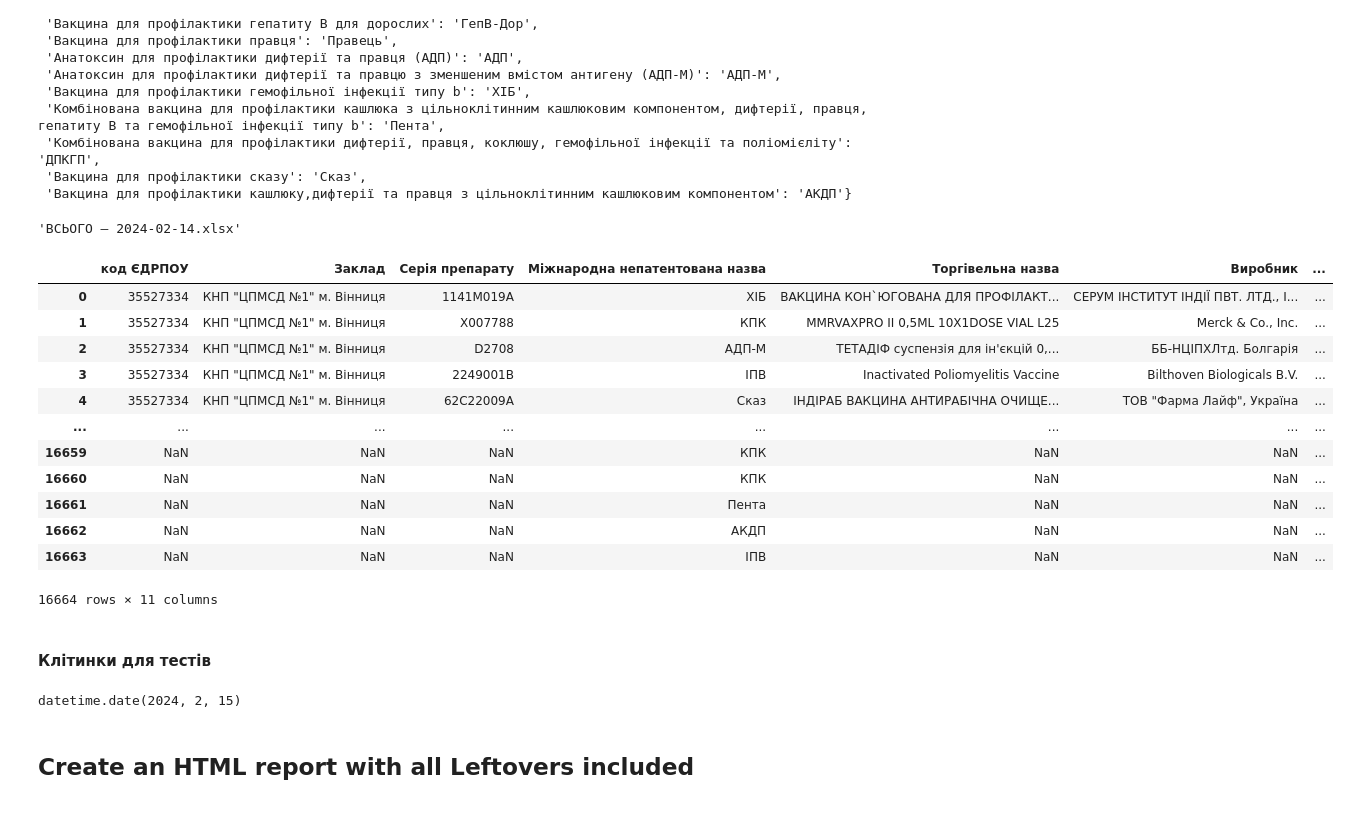
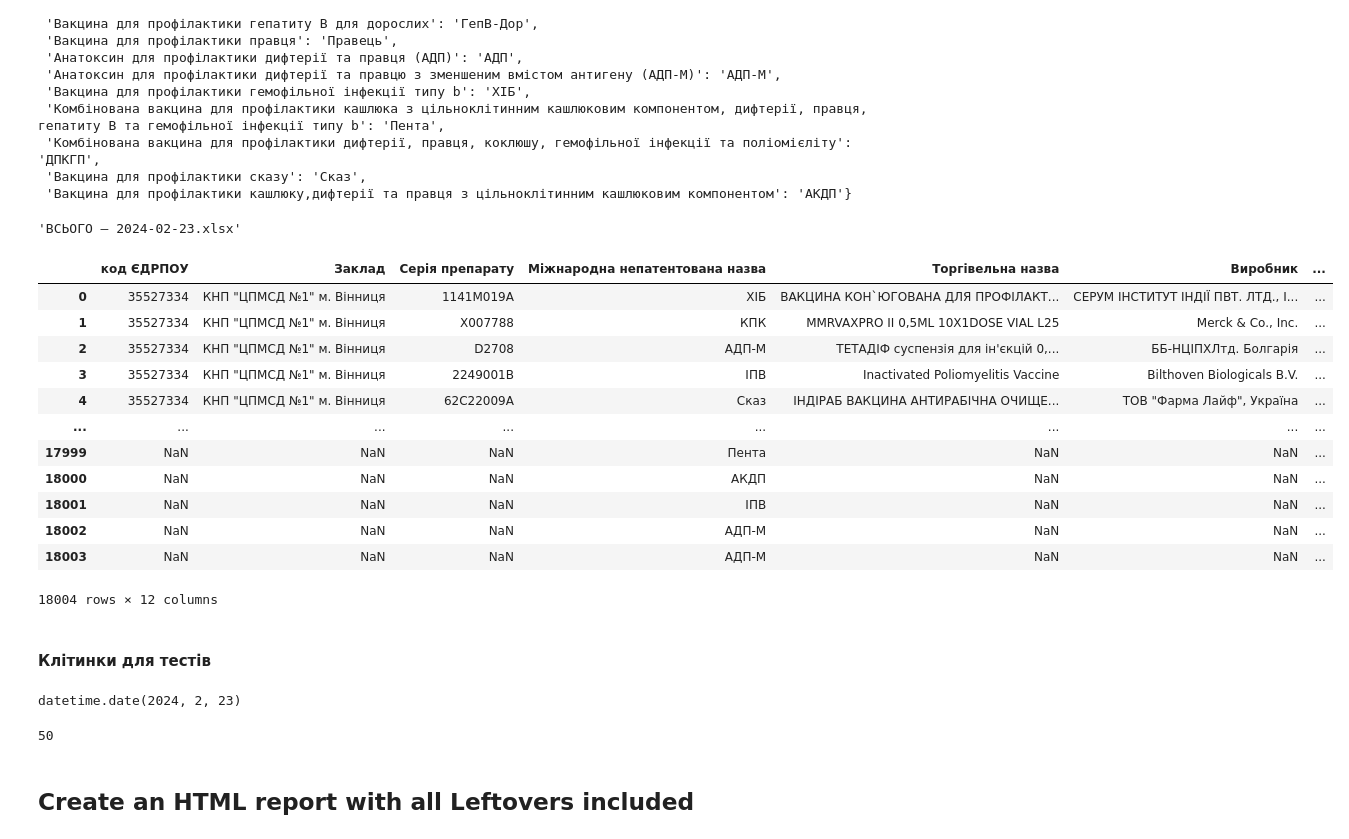
Before and after one commit to NonPersistentMind/VacPlanner, a Jupyter notebook: main.ipynb, the cells around one changed output. Saved outputs shown, nothing was run; the diff lists cells and outputs as text; code cells hidden in the pictures.

```diff
--- a/main.ipynb
+++ b/main.ipynb
@@ -35,8 +31,8 @@ ukraine_map_json = utils.ukraine_map_json
 # %%
-LATEST_FILE = sorted([filename for filename in DATA_FOLDER.iterdir() if filename.stem not in ['.DS_Store', 'Auxillary']], key=lambda fn: dt.date.fromisoformat(fn.name[-5 - 10:-5]))[-1]
+LATEST_FILE = sorted([filename for filename in DATA_FOLDER.iterdir() if filename.stem not in ['.DS_Store', 'Auxillary', 'Historical Data']], key=lambda fn: dt.date.fromisoformat(fn.name[-5 - 10:-5]))[-1]
 LATEST_FILE.name
 # %% [output]
-'ВСЬОГО – 2024-02-14.xlsx'
+'ВСЬОГО – 2024-02-23.xlsx'
 # %%
 # sheet_id = "1koUddJooo_5mQAssJKISCSXJGEIhIxfrWGRpzwYIZ1o"
 # sheet_name = "Всього"
@@ -65,12 +61,21 @@ for filepath in sorted_files:
         df.columns = df.columns.str.strip()
         df.rename(columns={'Серія препарту': 'Серія препарату'}, inplace=True)
 
+        # ————————————————————————————————————————————————————— Temporary Middleware Section —————————————————————————————————————————————————————
         # df['код ЄДРПОУ'] = df['код ЄДРПОУ'].astype(int, errors='ignore')
         df['Заклад'] = df['Заклад'].str.strip()
         df['Кількість доз'] = df['Кількість доз'].astype(int)
         df['Регіон'] = df['Регіон'].str.replace(' область', '')
         df['Регіон'] = df['Регіон'].str.replace(' обл.', '')
         df['Регіон'] = df['Регіон'].str.replace(' обл', '')
+
+        # df['дата оновлення'].replace(dt.datetime(203, 12, 7, 0, 0), dt.datetime(2023, 12, 7, 0, 0), inplace=True)
+        df = df[df["Міжнародна непатентована назва"].notna()]
+        df['Регіон'] = df['Регіон'].replace('чЕРНІГІВСЬКА ОБЛАСТЬ', 'Чернігівська область')
+        df['Джерело фінансування'] = df['Джерело фінансування'].fillna('Невідоме джерело')
+        df['Джерело фінансування'] = df['Джерело фінансування'].replace(['Держбюджет', 'Державний бюджет'], 'Державний бюджет (невідомий рік)')
+        df['Термін придатності'] = df['Термін придатності'].replace(dt.datetime(206,8,31), dt.datetime(2026, 8, 31))
+        # ————————————————————————————————————————————————————— Temporary Middleware Section —————————————————————————————————————————————————————
 
 
 # ———————————————————————————— Визначити назву вакцини за серією препарату і переписати назви у вхідних даних ————————————————————————————
@@ -108,12 +113,6 @@ multiple_names_edrpou = multiple_names_edrpou[['код ЄДРПОУ', 'Назв
 df['Заклад'] = df[['код ЄДРПОУ', 'Заклад']].apply(lambda row: multiple_names_edrpou.to_dict()['Назва закладу'].get(row['код ЄДРПОУ'], row['Заклад']), axis=1)
 # ————————————————————————————————————————————————————————————————————————————————————————————————————————————————————————————————————————
 
-# ————————————————————————————————————————————————————— Temporary Middleware Section —————————————————————————————————————————————————————
-# df['дата оновлення'].replace(dt.datetime(203, 12, 7, 0, 0), dt.datetime(2023, 12, 7, 0, 0), inplace=True)
-df = df[df["Міжнародна непатентована назва"].notna()]
-df['Регіон'] = df['Регіон'].replace('чЕРНІГІВСЬКА ОБЛАСТЬ', 'Чернігівська область')
-# ————————————————————————————————————————————————————— Temporary Middleware Section —————————————————————————————————————————————————————
-
 vaccines = sorted(df['Міжнародна непатентована назва'].dropna().unique())
 
 df['Міжнародна непатентована назва'] = df['Міжнародна непатентована назва'].replace(vaccine_shorts)
@@ -124,50 +123,54 @@ df['дата оновлення'] = pd.to_datetime(df['дата оновленн
 
 df = df[df['Термін придатності'] >= df['дата оновлення']]
 
 
 # Remove any data reporting vaccine with expiration date older than the newest report date (to simplify the analysis)
 REPORT_DATE = df['дата оновлення'].max()
 timed_outs = df[(REPORT_DATE - df['дата оновлення']) > dt.timedelta(days=7)]
 df[df['Термін придатності'] < REPORT_DATE]
 
 # Add national leftovers data
-national_leftovers_df = pd.read_excel(DATA_FOLDER/'Auxillary'/'Залишки нацрівня.xlsx')
+national_leftovers_df = pd.read_excel(DATA_FOLDER/'Auxillary'/'Залишки нацрівня.xlsx', sheet_name='14.02.2024')
 national_leftovers_df.rename(columns={'Вакцина': 'Міжнародна непатентована назва', 'Залишок': 'Кількість доз'}, inplace=True)
 national_leftovers_df['Регіон'] = 'Україна'
 national_leftovers_df['Термін придатності'] = national_leftovers_df['Термін придатності'].dt.date
 df = pd.concat([df, national_leftovers_df], ignore_index=True)
 
 # Save preprocessed data
 Path.mkdir(DATA_FOLDER / 'Historical Data', exist_ok=True, parents=True)
-df.to_pickle(DATA_FOLDER / 'Historical Data' / f'{year}-{month}-{day}.pkl')
+if not Path.exists(DATA_FOLDER / 'Historical Data' / f'{year}-{month}-{day}.pkl'):
+    df.to_pickle(DATA_FOLDER / 'Historical Data' / f'{year}-{month}-{day}.pkl')
 
 # Create a set of different diseases we have vaccines for
 # diseases_set = set(disease_vaccine_dict.keys())
 
 df
 # %% [output]
 |  | код ЄДРПОУ | Заклад | Серія препарату | Міжнародна непатентована назва | Торгівельна назва | Виробник | ... |
 | 0 | 35527334 | КНП "ЦПМСД №1" м. Вінниця | 1141M019A | ХІБ | ВАКЦИНА КОН`ЮГОВАНА ДЛЯ ПРОФІЛАКТ... | СЕРУМ ІНСТИТУТ ІНДІЇ ПВТ. ЛТД., І... | ... |
 | 1 | 35527334 | КНП "ЦПМСД №1" м. Вінниця | X007788 | КПК | MMRVAXPRO II 0,5ML 10X1DOSE VIAL L25 | Merck & Co., Inc. | ... |
 | 2 | 35527334 | КНП "ЦПМСД №1" м. Вінниця | D2708 | АДП-М | ТЕТАДІФ суспензія для ін'єкцій 0,... | ББ-НЦІПХЛтд. Болгарія | ... |
 | 3 | 35527334 | КНП "ЦПМСД №1" м. Вінниця | 2249001B | ІПВ | Inactivated Poliomyelitis Vaccine | Bilthoven Biologicals B.V. | ... |
 | 4 | 35527334 | КНП "ЦПМСД №1" м. Вінниця | 62С22009А | Сказ | ІНДІРАБ ВАКЦИНА АНТИРАБІЧНА ОЧИЩЕ... | ТОВ "Фарма Лайф", Україна | ... |
 | ... | ... | ... | ... | ... | ... | ... | ... |
-| 16659 | NaN | NaN | NaN | КПК | NaN | NaN | ... |
-| 16660 | NaN | NaN | NaN | КПК | NaN | NaN | ... |
-| 16661 | NaN | NaN | NaN | Пента | NaN | NaN | ... |
-| 16662 | NaN | NaN | NaN | АКДП | NaN | NaN | ... |
-| 16663 | NaN | NaN | NaN | ІПВ | NaN | NaN | ... |
+| 17999 | NaN | NaN | NaN | Пента | NaN | NaN | ... |
+| 18000 | NaN | NaN | NaN | АКДП | NaN | NaN | ... |
+| 18001 | NaN | NaN | NaN | ІПВ | NaN | NaN | ... |
+| 18002 | NaN | NaN | NaN | АДП-М | NaN | NaN | ... |
+| 18003 | NaN | NaN | NaN | АДП-М | NaN | NaN | ... |
-16664 rows × 11 columns
+18004 rows × 12 columns
 # %% [markdown]
 #### Клітинки для тестів
 # %%
 # df[ (df['Заклад'].isna()) | (df['Заклад'].str.strip() == '') ]
 # df[ (df['Регіон'] == 'Закарпатська область') & (df['Міжнародна непатентована назва'] == 'Комбінована вакцина для профілактики дифтерії, правця, коклюшу, гемофільної інфекції та поліомієліту') ]
-# df[df['Термін придатності'] < df['дата оновлення']]
 REPORT_DATE
 # %% [output]
-datetime.date(2024, 2, 15)
+datetime.date(2024, 2, 23)
+# %%
+df['Виробник'].unique().__len__()
+# %% [output]
+50
 # %% [markdown]
 ## Create an HTML report with all Leftovers included
 # %% [markdown]
```
Also changed, not shown: parts of 19 cells of this notebook, 25 other files.
